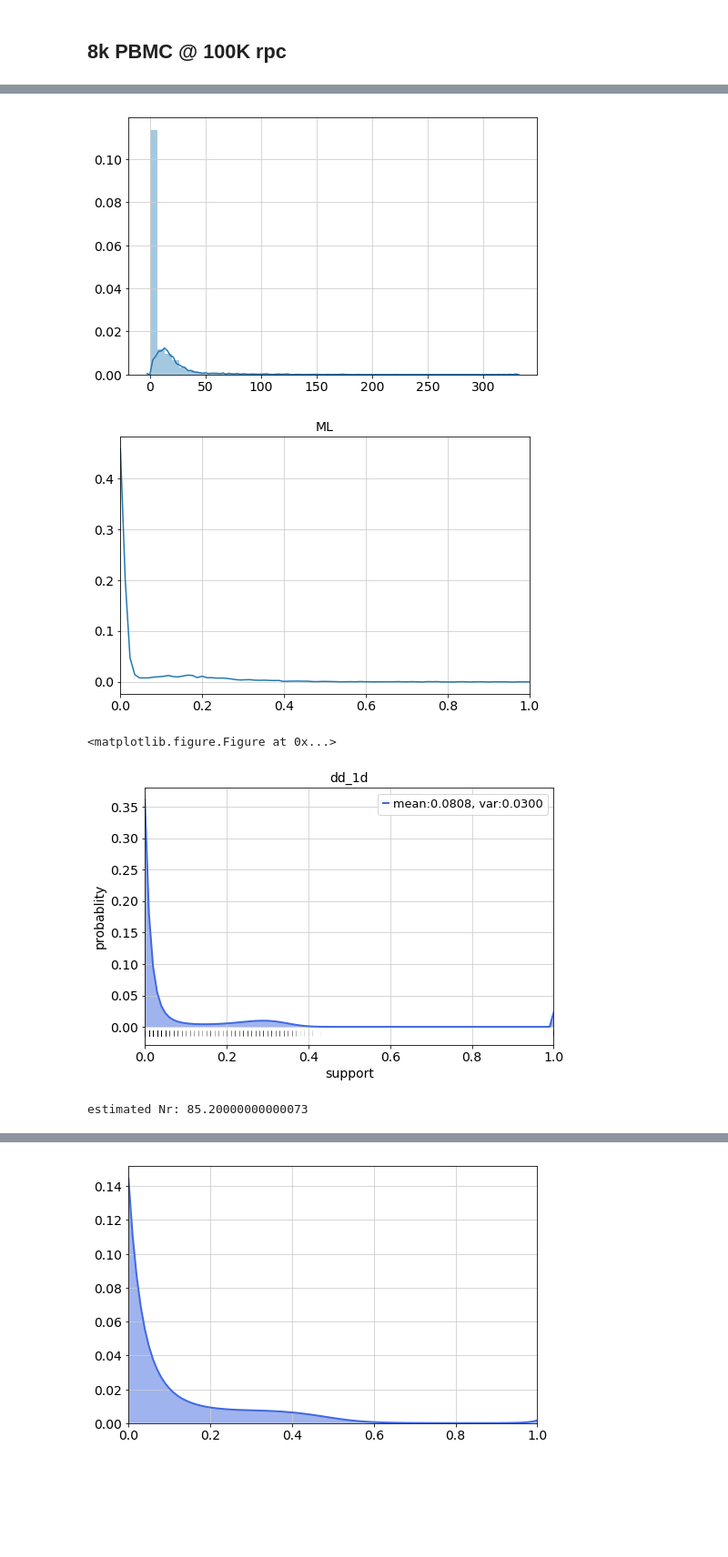
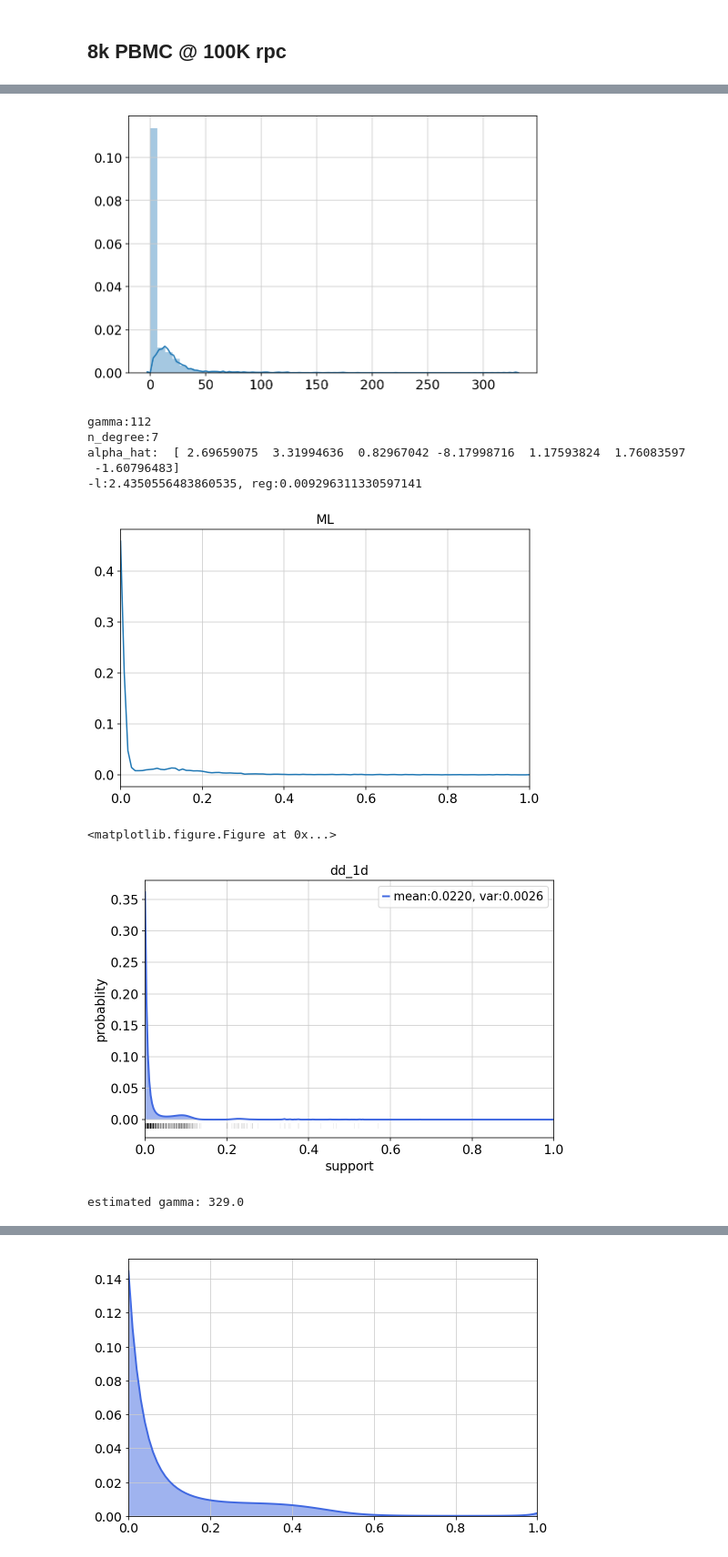
Before and after one commit to martinjzhang/single_cell_eb, a Jupyter notebook: VN_notebook001.ipynb, the cells around one changed output, grey strips where cells are left out. Shown at 91% size. Saved outputs shown, nothing was run; the diff lists cells and outputs as text; code cells hidden in the pictures; blank space fills up the shorter version.

```diff
--- a/VN_notebook001.ipynb
+++ b/VN_notebook001.ipynb
@@ -63,9 +64,9 @@ _=plot_result_1d(p_hat,p_hat,p_hat_ml,dd_info,ml_info,data_info)
 # %% [markdown]
 ## 8k PBMC @ 100K rpc
 # %%
-filename_data = '/home/vasilis/LinSEP/filtered_gene_bc_matrices/GRCh38/matrix.mtx'
-filename_genes = '/home/vasilis/LinSEP/filtered_gene_bc_matrices/GRCh38/genes.tsv'
-filename_barcodes = '/home/vasilis/LinSEP/filtered_gene_bc_matrices/GRCh38/barcodes.tsv'
+filename_data = '/data/martin/single_cell/filtered_gene_bc_matrices/GRCh38/matrix.mtx'
+filename_genes = '/data/martin/single_cell/filtered_gene_bc_matrices/GRCh38/genes.tsv'
+filename_barcodes = '/data/martin/single_cell/filtered_gene_bc_matrices/GRCh38/barcodes.tsv'
 # %%
 %%time
 adata = sc.read(filename_data, cache=True).transpose()
@@ -83,27 +81,32 @@ Wall time: 48.9 s
 # %%
 gene='CST3'
 Y=np.array(adata[:,gene].X,dtype=int)
 print(gene)
 print("Average counts per cell =",np.sum(Y)/len(Y))
 plt.figure(figsize=[8,5])
 sns.distplot(Y)
 plt.show()
 plt.figure(figsize=[8,5])
 p_hat_ml,ml_info=ml_1d(Y)
 plt.plot(ml_info['x'],p_hat_ml)
 plt.xlim([0,1])
 plt.title('ML')
 
-p_hat,dd_info=dd_1d(Y,noise='poi',vis=1,N_r=None)
-print("estimated Nr:",dd_info['N_r'])
+p_hat,dd_info=dd_1d(Y,noise='poi',verbose=1,gamma=None)
+print("estimated gamma:",dd_info['gamma'])
 # %% [output]
 CST3
 Average counts per cell = 7.001789762558167
-[figure, old version]
+[figure, new version]
+gamma:112
+n_degree:7
+alpha_hat:  [ 2.69659075  3.31994636  0.82967042 -8.17998716  1.17593824  1.76083597
+ -1.60796483]
+-l:2.4350556483860535, reg:0.009296311330597141
-[figure, old version]
+[figure, new version]
-<matplotlib.figure.Figure at 0x...>
+<matplotlib.figure.Figure at 0x...>
-[figure, old version]
+[figure, new version]
-estimated Nr: 85.20000000000073
+estimated gamma: 329.0
 # %%
 gene='FTL'
 Y=np.array(adata[:,gene].X,dtype=int)
```
Also changed, not shown: parts of 6 cells of this notebook, 3 other files.
